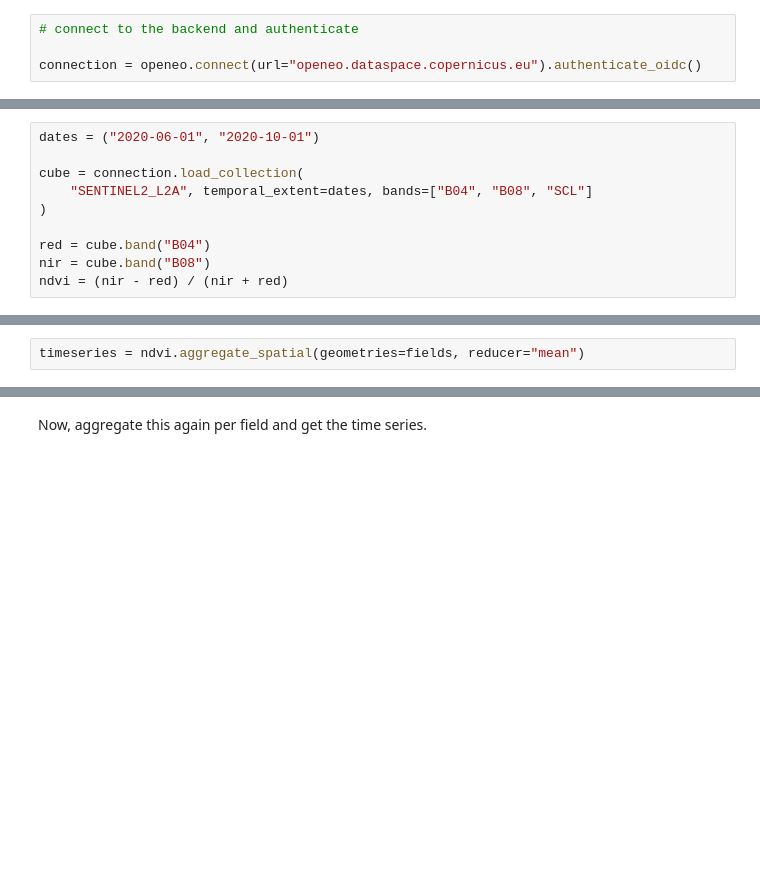
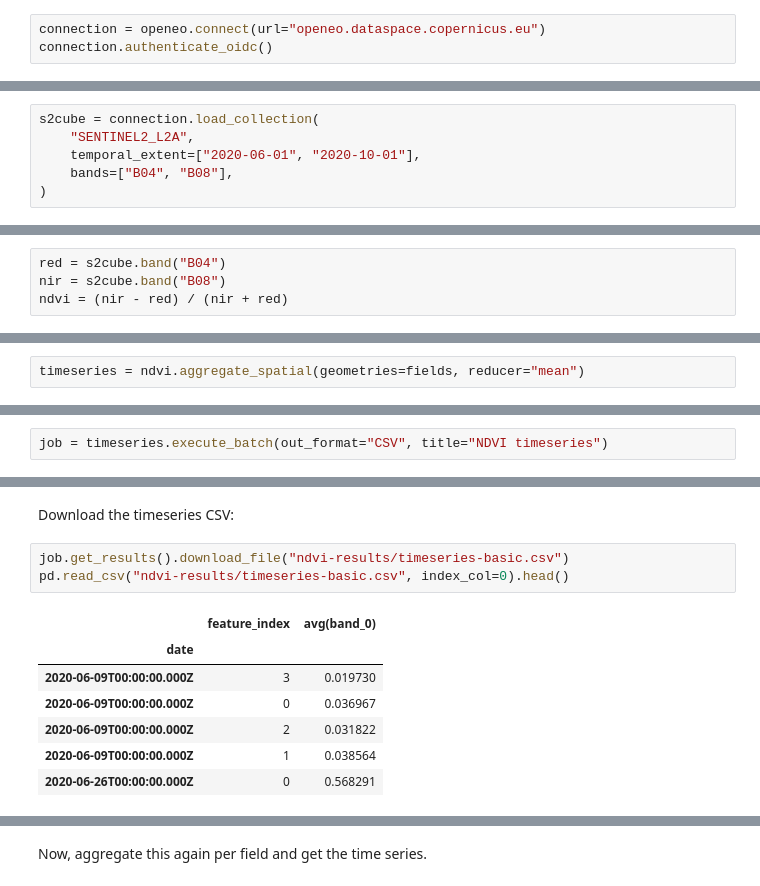
Before and after one commit to eu-cdse/notebook-samples, a Jupyter notebook: openeo/NDVI_Timeseries.ipynb, the cells around one changed output, grey strips where cells are left out. Drawn from its saved outputs; the diff is of its cells as text; blank space fills up the shorter version.

```diff
--- a/openeo/NDVI_Timeseries.ipynb
+++ b/openeo/NDVI_Timeseries.ipynb
@@ -42,6 +27,5 @@ def plot_timeseries(filename):
 # %%
-# connect to the backend and authenticate
-
-connection = openeo.connect(url="openeo.dataspace.copernicus.eu").authenticate_oidc()
+connection = openeo.connect(url="openeo.dataspace.copernicus.eu")
+connection.authenticate_oidc()
 # %% [output]
 Authenticated using refresh token.
@@ -65,0 +53,6 @@ and the backend will limit the data loading to those areas appropriately.
+# %%
+s2cube = connection.load_collection(
+    "SENTINEL2_L2A",
+    temporal_extent=["2020-06-01", "2020-10-01"],
+    bands=["B04", "B08"],
+)
@@ -66,12 +65,6 @@ and the backend will limit the data loading to those areas appropriately.
 # %%
-dates = ("2020-06-01", "2020-10-01")
-
-cube = connection.load_collection(
-    "SENTINEL2_L2A", temporal_extent=dates, bands=["B04", "B08", "SCL"]
-)
-
-red = cube.band("B04")
-nir = cube.band("B08")
+red = s2cube.band("B04")
+nir = s2cube.band("B08")
 ndvi = (nir - red) / (nir + red)
 # %% [markdown]
 With the `DataCube.aggregate_spatial()` method , we can calculate the mean NDVI for each of the fields.
@@ -190,0 +75,2 @@ smoothed_ndvi = masked_ndvi.apply_dimension(code=udf, dimension="t")
+# %%
+job = timeseries.execute_batch(out_format="CSV", title="NDVI timeseries")
@@ -190,0 +90,13 @@ smoothed_ndvi = masked_ndvi.apply_dimension(code=udf, dimension="t")
+# %% [markdown]
+Download the timeseries CSV:
+# %%
+job.get_results().download_file("ndvi-results/timeseries-basic.csv")
+pd.read_csv("ndvi-results/timeseries-basic.csv", index_col=0).head()
+# %% [output]
+|  | feature_index | avg(band_0) |
+| date |  |  |
+| 2020-06-09T00:00:00.000Z | 3 | 0.019730 |
+| 2020-06-09T00:00:00.000Z | 0 | 0.036967 |
+| 2020-06-09T00:00:00.000Z | 2 | 0.031822 |
+| 2020-06-09T00:00:00.000Z | 1 | 0.038564 |
+| 2020-06-26T00:00:00.000Z | 0 | 0.568291 |
```
Also changed, not shown: parts of 52 cells of this notebook, 1 other file.
